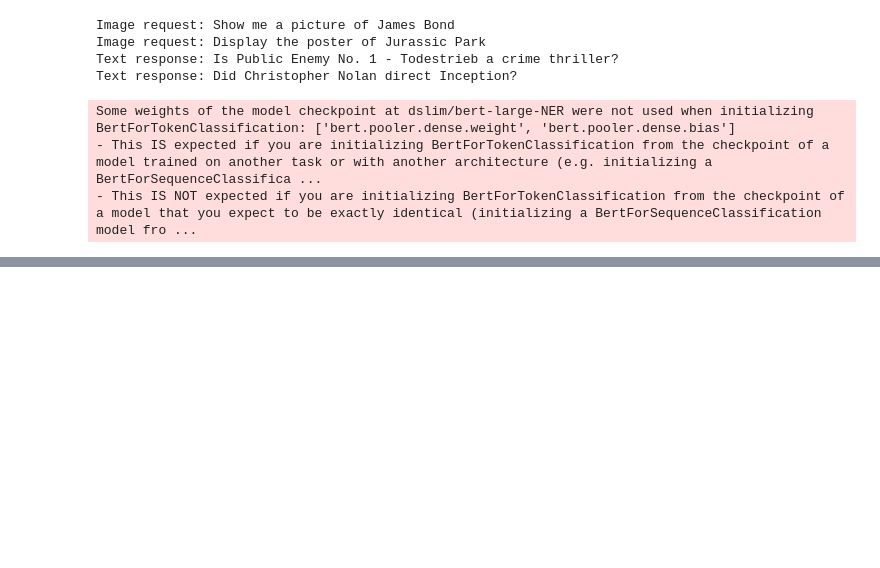
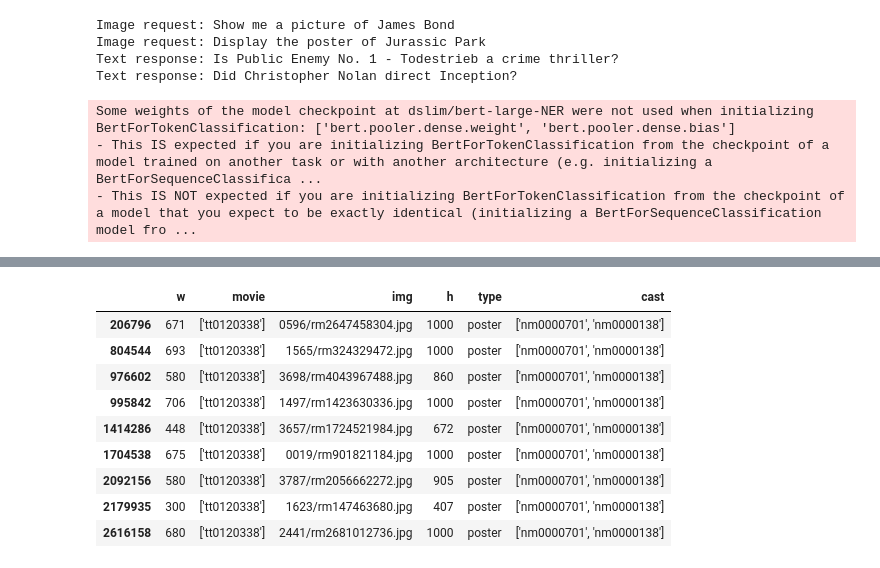
Before and after one commit to theoliver7/uzh-advanced-topics-in-ai, a Jupyter notebook: explorations/Multimedia_questions.ipynb, the cells around one changed output, grey strips where cells are left out. Cells and saved outputs as stored; diff of their text form; code cells hidden in the pictures; blank space fills up the shorter version.

```diff
--- a/explorations/Multimedia_questions.ipynb
+++ b/explorations/Multimedia_questions.ipynb
@@ -134,0 +144,23 @@ df.to_pickle("movienet_index.pickle")
+# %%
+
+# Assuming df is your DataFrame
+# Check if the movie column contains 'tt0120338'
+import pandas as pd
+
+# Assuming df is your DataFrame
+# Check if the movie column contains 'tt0120338' and type column is 'poster'
+filtered_df = df[(df['movie'].apply(lambda x: 'tt0120338' in x)) & (df['type'] == 'poster')]
+
+# Display the filtered DataFrame
+filtered_df
+# %% [output]
+|  | w | movie | img | h | type | cast |
+| 206796 | 671 | ['tt0120338'] | 0596/rm2647458304.jpg | 1000 | poster | ['nm0000701', 'nm0000138'] |
+| 804544 | 693 | ['tt0120338'] | 1565/rm324329472.jpg | 1000 | poster | ['nm0000701', 'nm0000138'] |
+| 976602 | 580 | ['tt0120338'] | 3698/rm4043967488.jpg | 860 | poster | ['nm0000701', 'nm0000138'] |
+| 995842 | 706 | ['tt0120338'] | 1497/rm1423630336.jpg | 1000 | poster | ['nm0000701', 'nm0000138'] |
+| 1414286 | 448 | ['tt0120338'] | 3657/rm1724521984.jpg | 672 | poster | ['nm0000701', 'nm0000138'] |
+| 1704538 | 675 | ['tt0120338'] | 0019/rm901821184.jpg | 1000 | poster | ['nm0000701', 'nm0000138'] |
+| 2092156 | 580 | ['tt0120338'] | 3787/rm2056662272.jpg | 905 | poster | ['nm0000701', 'nm0000138'] |
+| 2179935 | 300 | ['tt0120338'] | 1623/rm147463680.jpg | 407 | poster | ['nm0000701', 'nm0000138'] |
+| 2616158 | 680 | ['tt0120338'] | 2441/rm2681012736.jpg | 1000 | poster | ['nm0000701', 'nm0000138'] |
```
Also changed, not shown: parts of 19 cells of this notebook, 2 other files.
